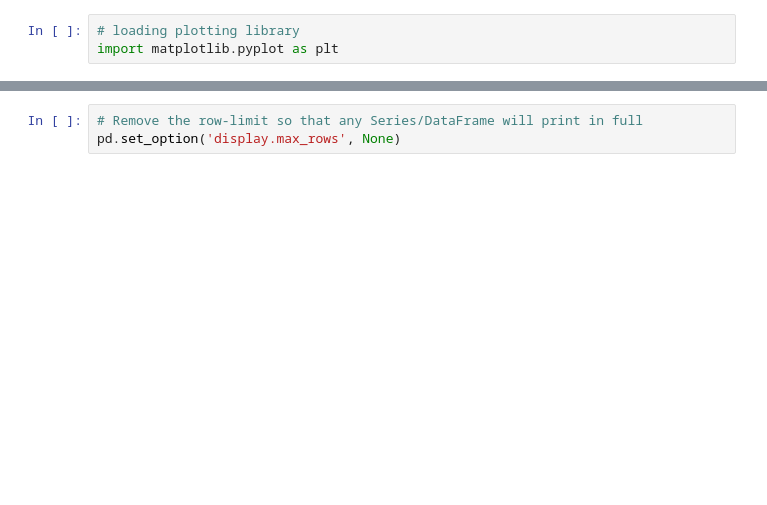
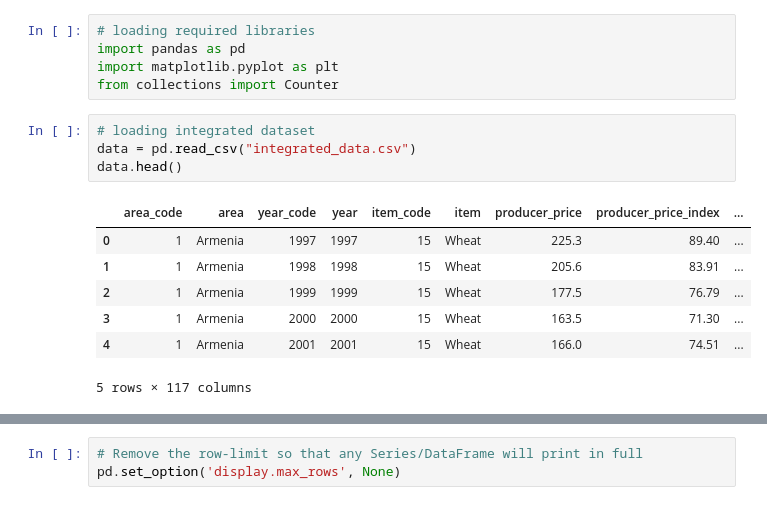
Before and after one commit to Leonidus1995/farmer-prices-forecasting, a Jupyter notebook: pre_processing.ipynb, the cells around one changed output, grey strips where cells are left out. Saved outputs shown, nothing was run; the diff lists cells and outputs as text; blank space fills up the shorter version.

```diff
--- a/pre_processing.ipynb
+++ b/pre_processing.ipynb
@@ -1,3 +1,17 @@
 # %%
-# loading plotting library
+# loading required libraries
+import pandas as pd
 import matplotlib.pyplot as plt
+from collections import Counter
+# %%
+# loading integrated dataset
+data = pd.read_csv("integrated_data.csv")
+data.head()
+# %% [output]
+|  | area_code | area | year_code | year | item_code | item | producer_price | producer_price_index | ... |
+| 0 | 1 | Armenia | 1997 | 1997 | 15 | Wheat | 225.3 | 89.40 | ... |
+| 1 | 1 | Armenia | 1998 | 1998 | 15 | Wheat | 205.6 | 83.91 | ... |
+| 2 | 1 | Armenia | 1999 | 1999 | 15 | Wheat | 177.5 | 76.79 | ... |
+| 3 | 1 | Armenia | 2000 | 2000 | 15 | Wheat | 163.5 | 71.30 | ... |
+| 4 | 1 | Armenia | 2001 | 2001 | 15 | Wheat | 166.0 | 74.51 | ... |
+5 rows × 117 columns
```
Also changed, not shown: parts of 36 cells of this notebook, 2 other files.
